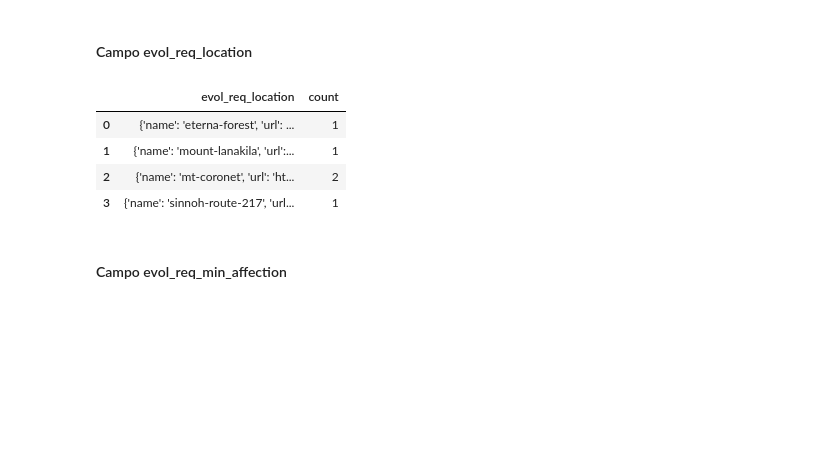
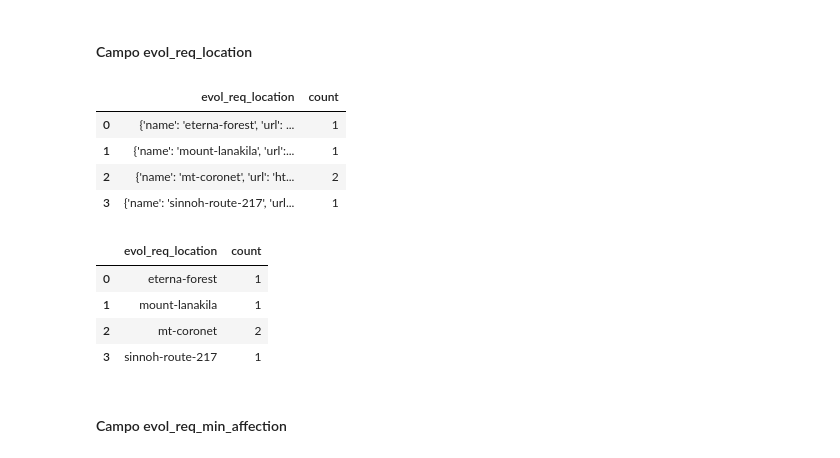
Before and after one commit to dolivera95/api_pokemon_analysis, a Jupyter notebook: analysis_pokemon.ipynb, the cells around one changed output. Drawn from its saved outputs; the diff is of its cells as text; code cells hidden in the pictures; blank space fills up the shorter version.

```diff
--- a/analysis_pokemon.ipynb
+++ b/analysis_pokemon.ipynb
@@ -458,0 +531,2 @@ df_pkmn_evolution_transformar.groupby('evol_req_known_move_type').size().reset_i
+# %%
+df_pkmn_evolution_transformar.loc[:, 'evol_req_known_move_type'] = df_pkmn_evolution_transformar['evol_req_known_move_type'].apply(extract_name_from_json)
@@ -466,6 +545,16 @@ df_pkmn_evolution_transformar.groupby('evol_req_location').size().reset_index(na
 | 1 | {'name': 'mount-lanakila', 'url':... | 1 |
 | 2 | {'name': 'mt-coronet', 'url': 'ht... | 2 |
 | 3 | {'name': 'sinnoh-route-217', 'url... | 1 |
+# %%
+df_pkmn_evolution_transformar.loc[:, 'evol_req_location'] = df_pkmn_evolution_transformar['evol_req_location'].apply(extract_name_from_json)
+# %%
+df_pkmn_evolution_transformar.groupby('evol_req_location').size().reset_index(name='count')
+# %% [output]
+|  | evol_req_location | count |
+| 0 | eterna-forest | 1 |
+| 1 | mount-lanakila | 1 |
+| 2 | mt-coronet | 2 |
+| 3 | sinnoh-route-217 | 1 |
 # %% [markdown]
 #### Campo evol_req_min_affection
 # %%
```
Also changed, not shown: parts of 24 cells of this notebook.
